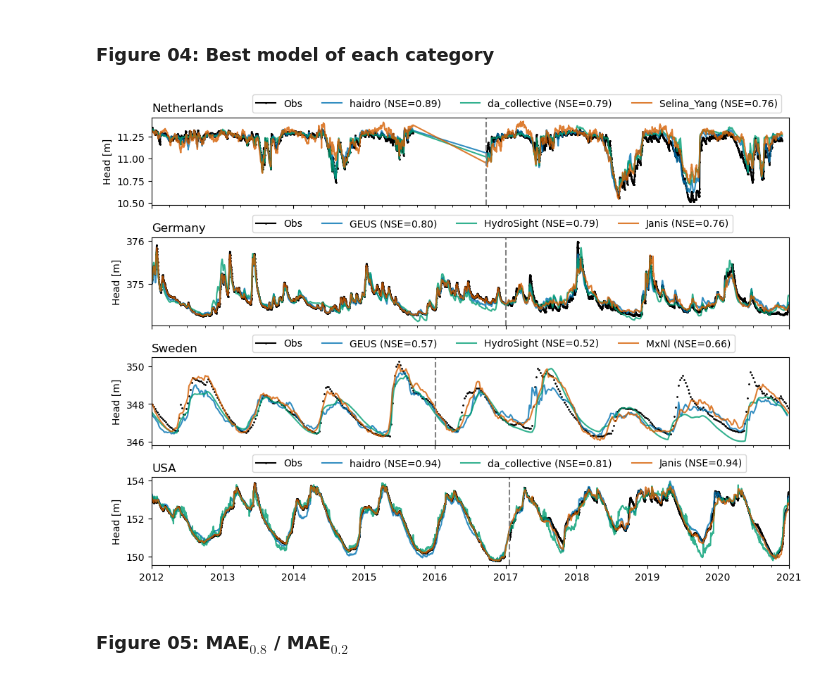
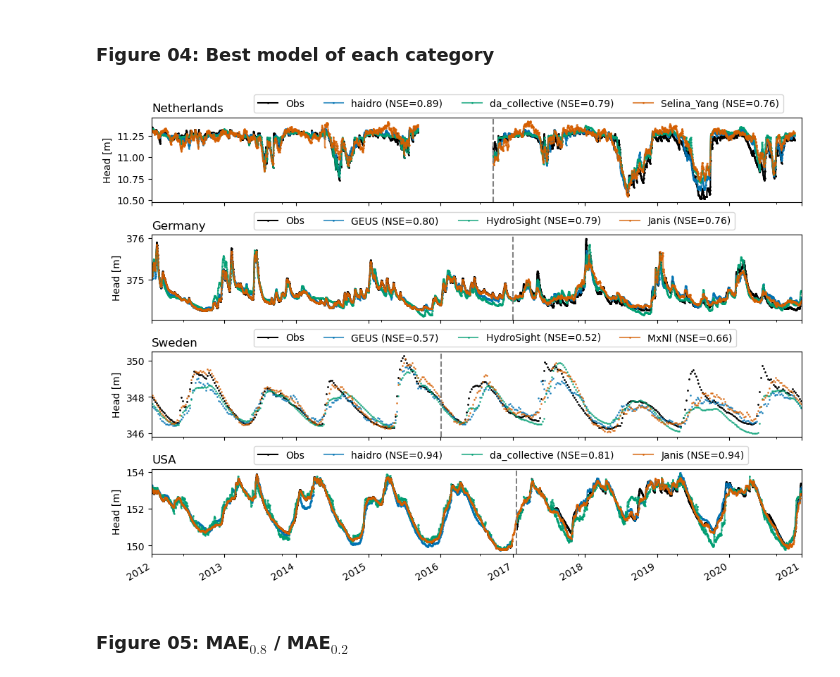
Before and after one commit to gwmodeling/challenge, a Jupyter notebook: scripts/03_analyse.ipynb, the cells around one changed output. Drawn from its saved outputs; the diff is of its cells as text; code cells hidden in the pictures.

```diff
--- a/scripts/03_analyse.ipynb
+++ b/scripts/03_analyse.ipynb
@@ -134,6 +134,10 @@ for i, well in enumerate(wells):
 
                 metrics.loc[name[0], (period, "mae_20", well)] = ps.stats.metrics.mae(h[h<h.quantile(0.2)], s)
                 metrics.loc[name[0], (period, "mae_80", well)] = ps.stats.metrics.mae(h[h>h.quantile(0.8)], s)
+                metrics.loc[name[0], (period, "mae_10", well)] = ps.stats.metrics.mae(h[h<h.quantile(0.1)], s)
+                metrics.loc[name[0], (period, "mae_90", well)] = ps.stats.metrics.mae(h[h>h.quantile(0.9)], s)
+                metrics.loc[name[0], (period, "mae_05", well)] = ps.stats.metrics.mae(h[h<h.quantile(0.05)], s)
+                metrics.loc[name[0], (period, "mae_95", well)] = ps.stats.metrics.mae(h[h>h.quantile(0.95)], s)
 
             # Compute the PICP values
             bounds = sims.loc[tn:tx, pd.IndexSlice[name[0], well, ["95% Lower Bound", "95% Upper Bound"]]]
@@ -305,30 +309,31 @@ plt.savefig("../figures/figure_03.png", bbox_inches="tight", dpi=300)
 # %%
 fig, axes = plt.subplots(4,1, figsize=(10,7), sharex=True, constrained_layout=True)
 teams = pd.read_excel("../submissions/teams_overview.xlsx", header=[0,1], index_col=0)
 
 for i, well in enumerate(wells):
     ax= axes[i]
 
     # Plot the heads
-    heads.loc["2012":, well].plot(ax=ax, marker=".", markersize=2, color="k")
+    heads.loc["2012":, well].plot(ax=ax, marker=".", markersize=2, color="k", x_compat=True)
 
     # Select the three best models
     best = metrics.loc[:, ("validation", "nse", well)].groupby(teams.loc[:, ("General Info", "Type")]).nlargest(1)
 
     for (cat, team), nse in best.items():
-        sims.loc["2012":, (team, well, "Simulated Head")].dropna().plot(ax=ax, alpha=0.8)
+        ts = sims.loc["2012":, (team, well, "Simulated Head")]
+        ts.plot(ax=ax, alpha=0.7, linestyle="-", marker=".", markersize=2, x_compat=True)
 
     # Dress up the plot
     ax.set_ylabel("Head [m]")
     ax.set_title(well.split("_")[0], loc="Left")
     ax.set_xlim(["2012", "2021"])
     ax.axvline(tmin[well], linestyle="--", color="gray")
     labels = ["Obs"] + list(best.index.get_level_values(1) + best.apply(" (NSE={:.2f})".format).values)
     ax.legend(labels, ncols=4, bbox_to_anchor=(0.15, 1))
 
 plt.savefig("../figures/figure_04.png", bbox_inches="tight", dpi=300)
 # %% [output]
-[figure, old version]
+[figure, new version]
 # %% [markdown]
 ### Figure 05: MAE$_{0.8}$ / MAE$_{0.2}$
 # %%
```
Also changed, not shown: parts of 7 cells of this notebook, 3 other files.
